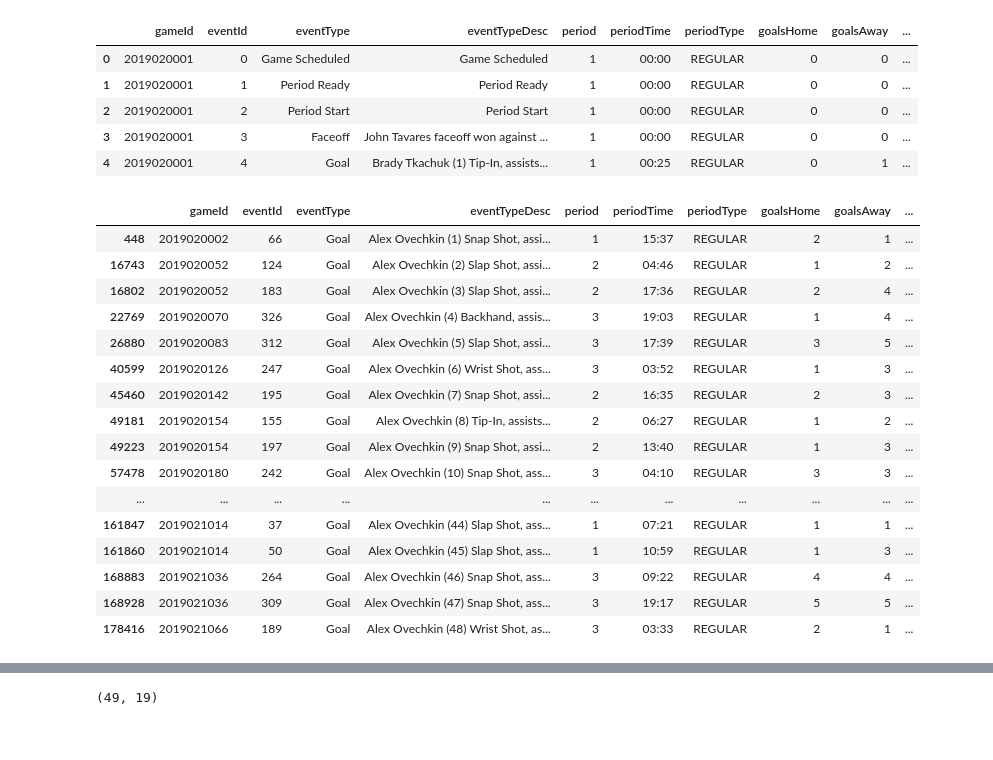
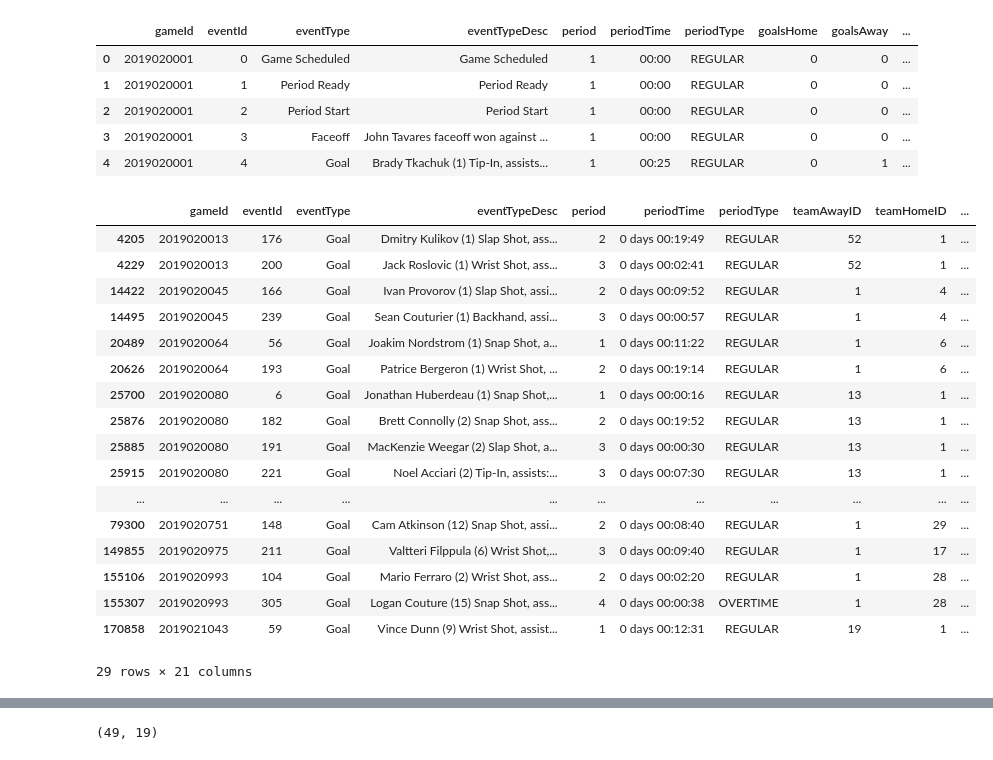
Before and after one commit to szonja126/NHL-Diplomamunka, a Jupyter notebook: readcsv.ipynb, the cells around one changed output, grey strips where cells are left out. Saved outputs shown, nothing was run; the diff lists cells and outputs as text; code cells hidden in the pictures.

```diff
--- a/readcsv.ipynb
+++ b/readcsv.ipynb
@@ -23,0 +25,3 @@ events_df = pd.concat(map(pd.read_csv, ['events_df_500.csv', 'events_df_1082.csv
+# %%
+events_df = events_df.fillna(0)
+events_df = events_df.astype({'player1Id': 'int64','player2Id':'int64','player3Id':'int64','player4Id':'int64'})
@@ -24,5 +49,7 @@ events_df = pd.concat(map(pd.read_csv, ['events_df_500.csv', 'events_df_1082.csv
 # %%
-events_df = events_df.fillna(0)
-events_df = events_df.astype({'player1Id': 'int64','player2Id':'int64'})
-events_df.dtypes
+#events_df['periodTime'] = pd.to_datetime(events_df['periodTime'], format='%M:%S').dt.time
+events_df['periodTime'] = pd.to_timedelta(events_df['periodTime'].apply(lambda x: f'00:{x}'))
+#events_df['periodTime'] = events_df['periodTime'].astype(str).map(lambda x: x[7:])
+#events_df.dtypes
+events_df
 # %% [output]
@@ -102,27 +146,28 @@ events_df.head()
 # %%
 sog_df = pd.DataFrame()
 sog_df = events_df[events_df['eventType'].isin(['Goal'])]
-sog_df = sog_df[sog_df['player1Id'].isin([8471214])]
+sog_df = sog_df[sog_df['player4Id'].isin([8471239])]
 sog_df = sog_df.drop_duplicates()
 sog_df
 # %% [output]
-|  | gameId | eventId | eventType | eventTypeDesc | period | periodTime | periodType | goalsHome | goalsAway | ... |
-| 448 | 2019020002 | 66 | Goal | Alex Ovechkin (1) Snap Shot, assi... | 1 | 15:37 | REGULAR | 2 | 1 | ... |
-| 16743 | 2019020052 | 124 | Goal | Alex Ovechkin (2) Slap Shot, assi... | 2 | 04:46 | REGULAR | 1 | 2 | ... |
-| 16802 | 2019020052 | 183 | Goal | Alex Ovechkin (3) Slap Shot, assi... | 2 | 17:36 | REGULAR | 2 | 4 | ... |
-| 22769 | 2019020070 | 326 | Goal | Alex Ovechkin (4) Backhand, assis... | 3 | 19:03 | REGULAR | 1 | 4 | ... |
-| 26880 | 2019020083 | 312 | Goal | Alex Ovechkin (5) Slap Shot, assi... | 3 | 17:39 | REGULAR | 3 | 5 | ... |
-| 40599 | 2019020126 | 247 | Goal | Alex Ovechkin (6) Wrist Shot, ass... | 3 | 03:52 | REGULAR | 1 | 3 | ... |
-| 45460 | 2019020142 | 195 | Goal | Alex Ovechkin (7) Snap Shot, assi... | 2 | 16:35 | REGULAR | 2 | 3 | ... |
-| 49181 | 2019020154 | 155 | Goal | Alex Ovechkin (8) Tip-In, assists... | 2 | 06:27 | REGULAR | 1 | 2 | ... |
-| 49223 | 2019020154 | 197 | Goal | Alex Ovechkin (9) Snap Shot, assi... | 2 | 13:40 | REGULAR | 1 | 3 | ... |
-| 57478 | 2019020180 | 242 | Goal | Alex Ovechkin (10) Snap Shot, ass... | 3 | 04:10 | REGULAR | 3 | 3 | ... |
+|  | gameId | eventId | eventType | eventTypeDesc | period | periodTime | periodType | teamAwayID | teamHomeID | ... |
+| 4205 | 2019020013 | 176 | Goal | Dmitry Kulikov (1) Slap Shot, ass... | 2 | 0 days 00:19:49 | REGULAR | 52 | 1 | ... |
+| 4229 | 2019020013 | 200 | Goal | Jack Roslovic (1) Wrist Shot, ass... | 3 | 0 days 00:02:41 | REGULAR | 52 | 1 | ... |
+| 14422 | 2019020045 | 166 | Goal | Ivan Provorov (1) Slap Shot, assi... | 2 | 0 days 00:09:52 | REGULAR | 1 | 4 | ... |
+| 14495 | 2019020045 | 239 | Goal | Sean Couturier (1) Backhand, assi... | 3 | 0 days 00:00:57 | REGULAR | 1 | 4 | ... |
+| 20489 | 2019020064 | 56 | Goal | Joakim Nordstrom (1) Snap Shot, a... | 1 | 0 days 00:11:22 | REGULAR | 1 | 6 | ... |
+| 20626 | 2019020064 | 193 | Goal | Patrice Bergeron (1) Wrist Shot, ... | 2 | 0 days 00:19:14 | REGULAR | 1 | 6 | ... |
+| 25700 | 2019020080 | 6 | Goal | Jonathan Huberdeau (1) Snap Shot,... | 1 | 0 days 00:00:16 | REGULAR | 13 | 1 | ... |
+| 25876 | 2019020080 | 182 | Goal | Brett Connolly (2) Snap Shot, ass... | 2 | 0 days 00:19:52 | REGULAR | 13 | 1 | ... |
+| 25885 | 2019020080 | 191 | Goal | MacKenzie Weegar (2) Slap Shot, a... | 3 | 0 days 00:00:30 | REGULAR | 13 | 1 | ... |
+| 25915 | 2019020080 | 221 | Goal | Noel Acciari (2) Tip-In, assists:... | 3 | 0 days 00:07:30 | REGULAR | 13 | 1 | ... |
 | ... | ... | ... | ... | ... | ... | ... | ... | ... | ... | ... |
-| 161847 | 2019021014 | 37 | Goal | Alex Ovechkin (44) Slap Shot, ass... | 1 | 07:21 | REGULAR | 1 | 1 | ... |
-| 161860 | 2019021014 | 50 | Goal | Alex Ovechkin (45) Slap Shot, ass... | 1 | 10:59 | REGULAR | 1 | 3 | ... |
-| 168883 | 2019021036 | 264 | Goal | Alex Ovechkin (46) Snap Shot, ass... | 3 | 09:22 | REGULAR | 4 | 4 | ... |
-| 168928 | 2019021036 | 309 | Goal | Alex Ovechkin (47) Snap Shot, ass... | 3 | 19:17 | REGULAR | 5 | 5 | ... |
-| 178416 | 2019021066 | 189 | Goal | Alex Ovechkin (48) Wrist Shot, as... | 3 | 03:33 | REGULAR | 2 | 1 | ... |
+| 79300 | 2019020751 | 148 | Goal | Cam Atkinson (12) Snap Shot, assi... | 2 | 0 days 00:08:40 | REGULAR | 1 | 29 | ... |
+| 149855 | 2019020975 | 211 | Goal | Valtteri Filppula (6) Wrist Shot,... | 3 | 0 days 00:09:40 | REGULAR | 1 | 17 | ... |
+| 155106 | 2019020993 | 104 | Goal | Mario Ferraro (2) Wrist Shot, ass... | 2 | 0 days 00:02:20 | REGULAR | 1 | 28 | ... |
+| 155307 | 2019020993 | 305 | Goal | Logan Couture (15) Snap Shot, ass... | 4 | 0 days 00:00:38 | OVERTIME | 1 | 28 | ... |
+| 170858 | 2019021043 | 59 | Goal | Vince Dunn (9) Wrist Shot, assist... | 1 | 0 days 00:12:31 | REGULAR | 19 | 1 | ... |
+29 rows × 21 columns
 # %%
 for idx, i in enumerate(sog_df['coX']):
     #print(i)
```
Also changed, not shown: parts of 27 cells of this notebook, 2 other files.
